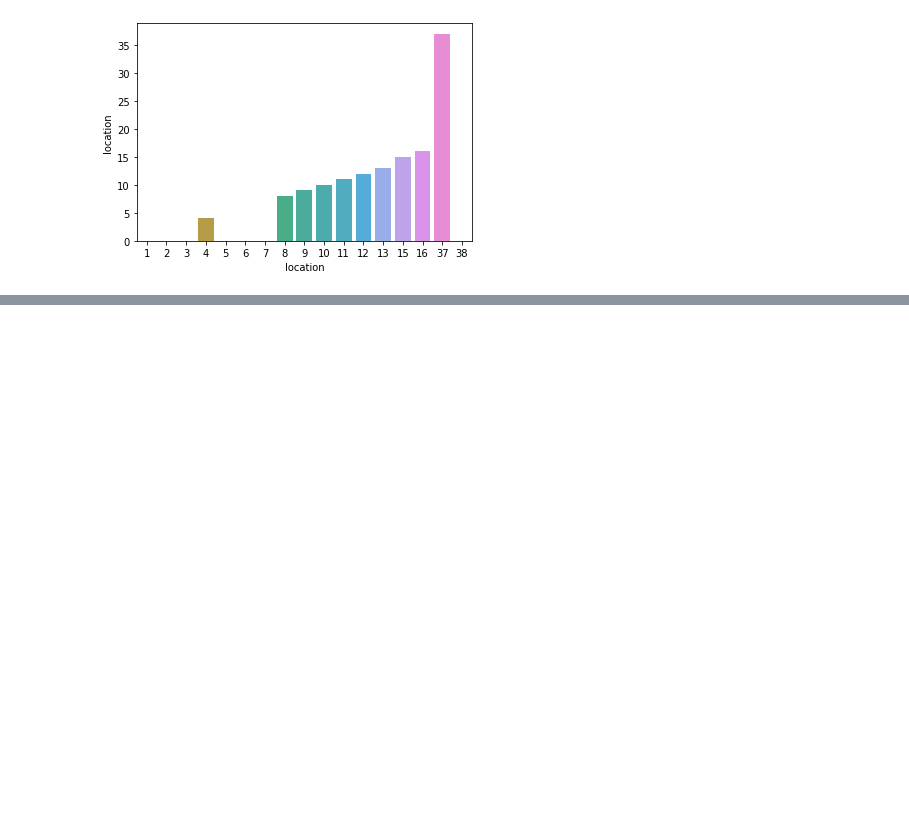
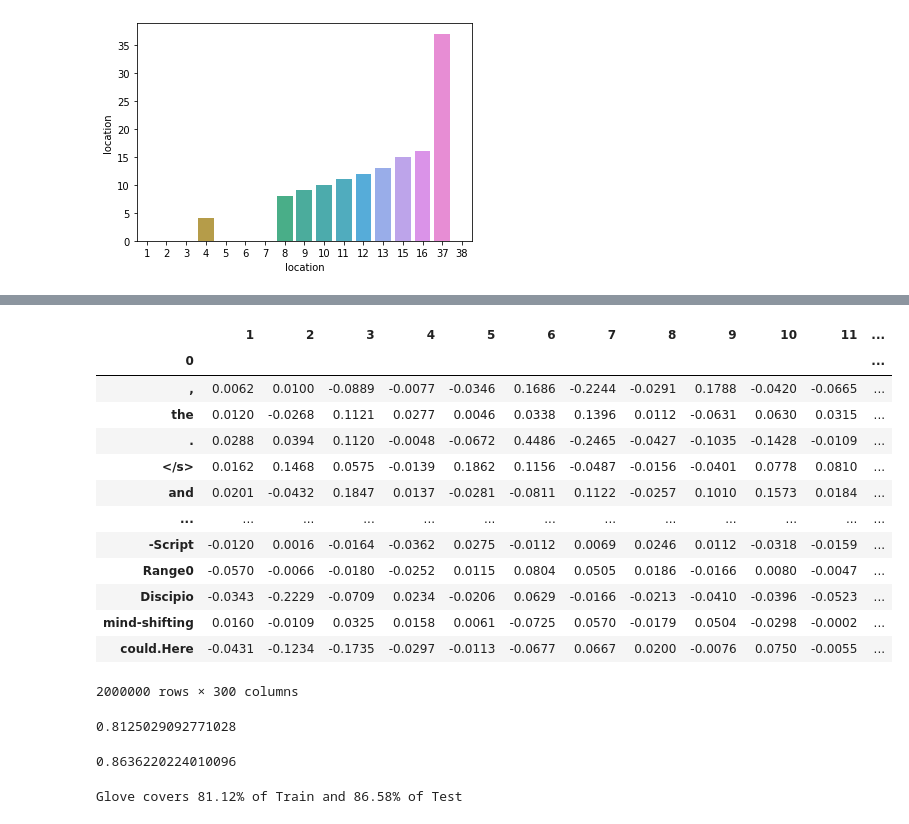
Before and after one commit to Tejas-Nanaware/Collection-of-ML-Models, a Jupyter notebook: NLP & EDA/EDA.ipynb, the cells around one changed output, grey strips where cells are left out. Drawn from its saved outputs; the diff is of its cells as text; code cells hidden in the pictures; blank space fills up the shorter version.

Commit message:
Added GloVe and FastText Embedding Coverage

```diff
--- a/NLP & EDA/EDA.ipynb
+++ b/NLP & EDA/EDA.ipynb
@@ -200,0 +1150,19 @@ sns.barplot(x=test_location.index, y=test_location.values, data=test_location)
+# %%
+fasttext = pd.read_table(path.join(DATA_PATH, 'crawl-300d-2M-subword.vec'), sep=" ", index_col=0, header=None, quoting=csv.QUOTE_NONE, skiprows=1)
+# %%
+fasttext
+# %% [output]
+|  | 1 | 2 | 3 | 4 | 5 | 6 | 7 | 8 | 9 | 10 | 11 | ... |
+| 0 |  |  |  |  |  |  |  |  |  |  |  | ... |
+| , | 0.0062 | 0.0100 | -0.0889 | -0.0077 | -0.0346 | 0.1686 | -0.2244 | -0.0291 | 0.1788 | -0.0420 | -0.0665 | ... |
+| the | 0.0120 | -0.0268 | 0.1121 | 0.0277 | 0.0046 | 0.0338 | 0.1396 | 0.0112 | -0.0631 | 0.0630 | 0.0315 | ... |
+| . | 0.0288 | 0.0394 | 0.1120 | -0.0048 | -0.0672 | 0.4486 | -0.2465 | -0.0427 | -0.1035 | -0.1428 | -0.0109 | ... |
+| </s> | 0.0162 | 0.1468 | 0.0575 | -0.0139 | 0.1862 | 0.1156 | -0.0487 | -0.0156 | -0.0401 | 0.0778 | 0.0810 | ... |
+| and | 0.0201 | -0.0432 | 0.1847 | 0.0137 | -0.0281 | -0.0811 | 0.1122 | -0.0257 | 0.1010 | 0.1573 | 0.0184 | ... |
+| ... | ... | ... | ... | ... | ... | ... | ... | ... | ... | ... | ... | ... |
+| -Script | -0.0120 | 0.0016 | -0.0164 | -0.0362 | 0.0275 | -0.0112 | 0.0069 | 0.0246 | 0.0112 | -0.0318 | -0.0159 | ... |
+| Range0 | -0.0570 | -0.0066 | -0.0180 | -0.0252 | 0.0115 | 0.0804 | 0.0505 | 0.0186 | -0.0166 | 0.0080 | -0.0047 | ... |
+| Discipio | -0.0343 | -0.2229 | -0.0709 | 0.0234 | -0.0206 | 0.0629 | -0.0166 | -0.0213 | -0.0410 | -0.0396 | -0.0523 | ... |
+| mind-shifting | 0.0160 | -0.0109 | 0.0325 | 0.0158 | 0.0061 | -0.0725 | 0.0570 | -0.0179 | 0.0504 | -0.0298 | -0.0002 | ... |
+| could.Here | -0.0431 | -0.1234 | -0.1735 | -0.0297 | -0.0113 | -0.0677 | 0.0667 | 0.0200 | -0.0076 | 0.0750 | -0.0055 | ... |
+2000000 rows × 300 columns
@@ -200,0 +1171,4 @@ sns.barplot(x=test_location.index, y=test_location.values, data=test_location)
+# %%
+fasttext_train_vocab_covered
+# %% [output]
+0.8125029092771028
@@ -200,0 +1177,8 @@ sns.barplot(x=test_location.index, y=test_location.values, data=test_location)
+# %%
+fasttext_test_vocab_covered
+# %% [output]
+0.8636220224010096
+# %%
+print("Glove covers 81.12% of Train and 86.58% of Test")
+# %% [output]
+Glove covers 81.12% of Train and 86.58% of Test
```
Also changed, not shown: parts of 31 cells of this notebook.
